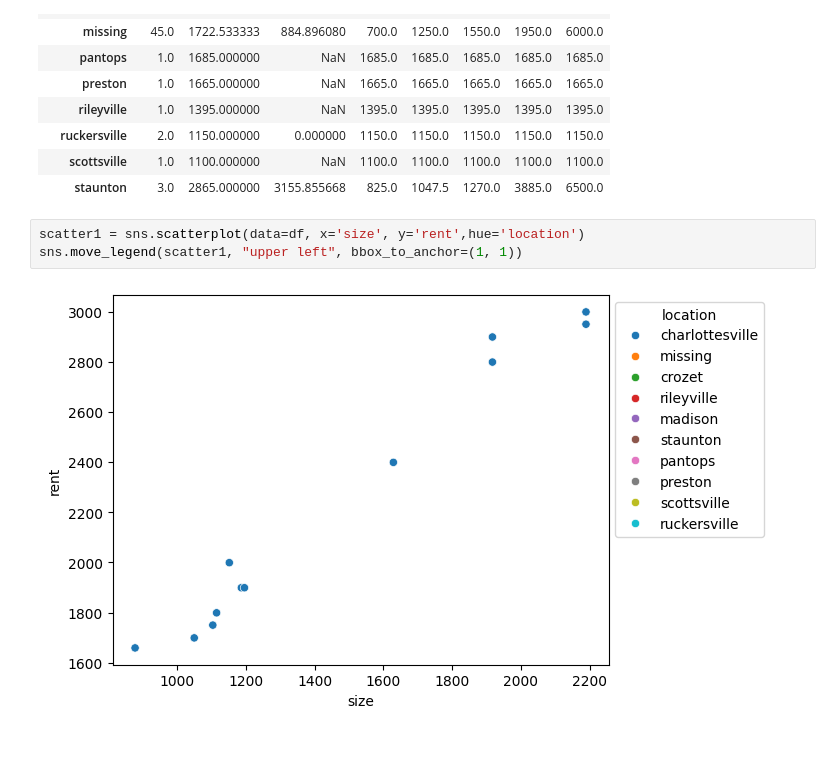
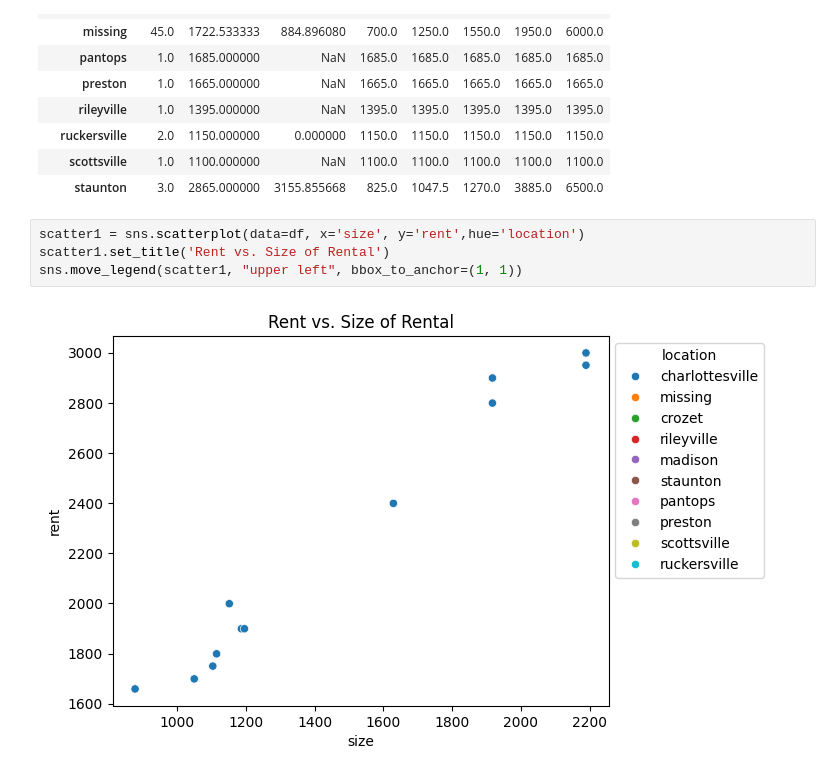
Before and after one commit to ashleynguyen04/wrangling, a Jupyter notebook: lab/lab_notebook.ipynb, the cells around one changed output. Saved outputs shown, nothing was run; the diff lists cells and outputs as text; blank space fills up the shorter version.

```diff
--- a/lab/lab_notebook.ipynb
+++ b/lab/lab_notebook.ipynb
@@ -328,6 +328,7 @@ df.loc[:,['rent','location']].groupby('location').describe()
 | staunton | 3.0 | 2865.000000 | 3155.855668 | 825.0 | 1047.5 | 1270.0 | 3885.0 | 6500.0 |
 # %%
 scatter1 = sns.scatterplot(data=df, x='size', y='rent',hue='location')
+scatter1.set_title('Rent vs. Size of Rental')
 sns.move_legend(scatter1, "upper left", bbox_to_anchor=(1, 1))
 # %% [output]
-[figure, old version]
+[figure, new version]
```
